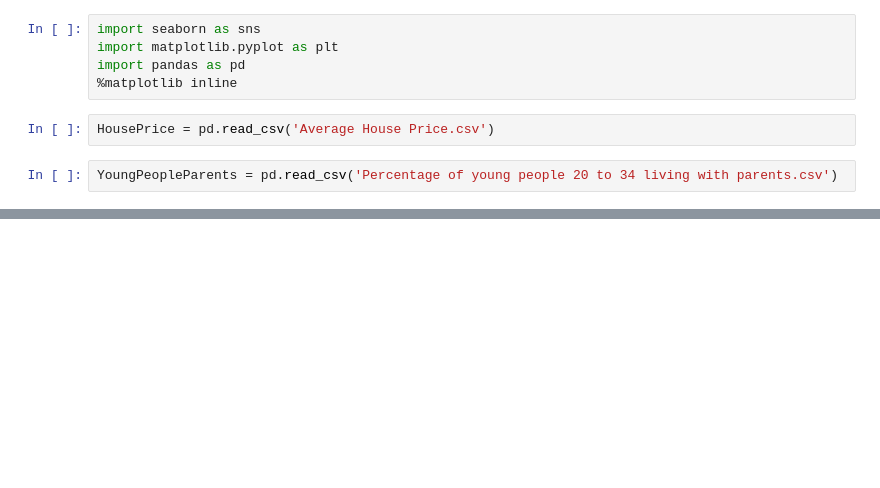
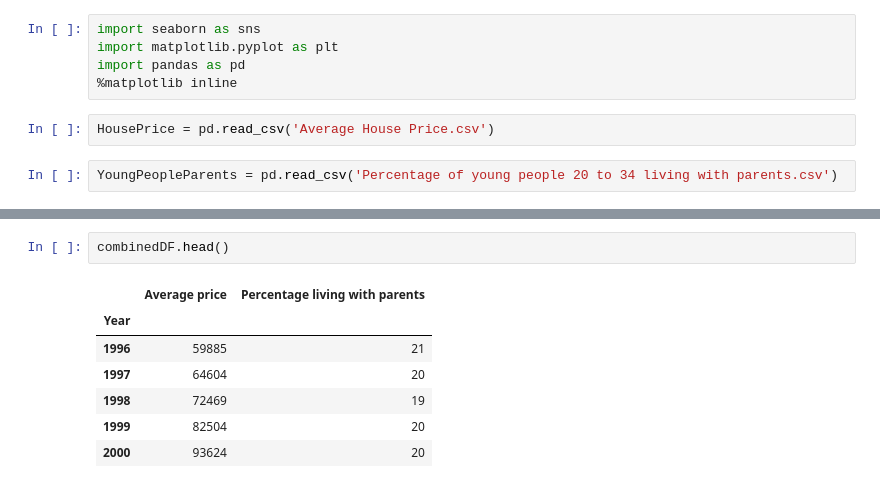
Before and after one commit to JB-26/house-price-python, a Jupyter notebook: UK House Price analysis.ipynb, the cells around one changed output, grey strips where cells are left out. Saved outputs shown, nothing was run; the diff lists cells and outputs as text; blank space fills up the shorter version.

```diff
--- a/UK House Price analysis.ipynb
+++ b/UK House Price analysis.ipynb
@@ -27,0 +70,10 @@ YoungPeopleParents.head()
+# %%
+combinedDF.head()
+# %% [output]
+|  | Average price | Percentage living with parents |
+| Year |  |  |
+| 1996 | 59885 | 21 |
+| 1997 | 64604 | 20 |
+| 1998 | 72469 | 19 |
+| 1999 | 82504 | 20 |
+| 2000 | 93624 | 20 |
```
Also changed, not shown: parts of 12 cells of this notebook, 1 other file.
